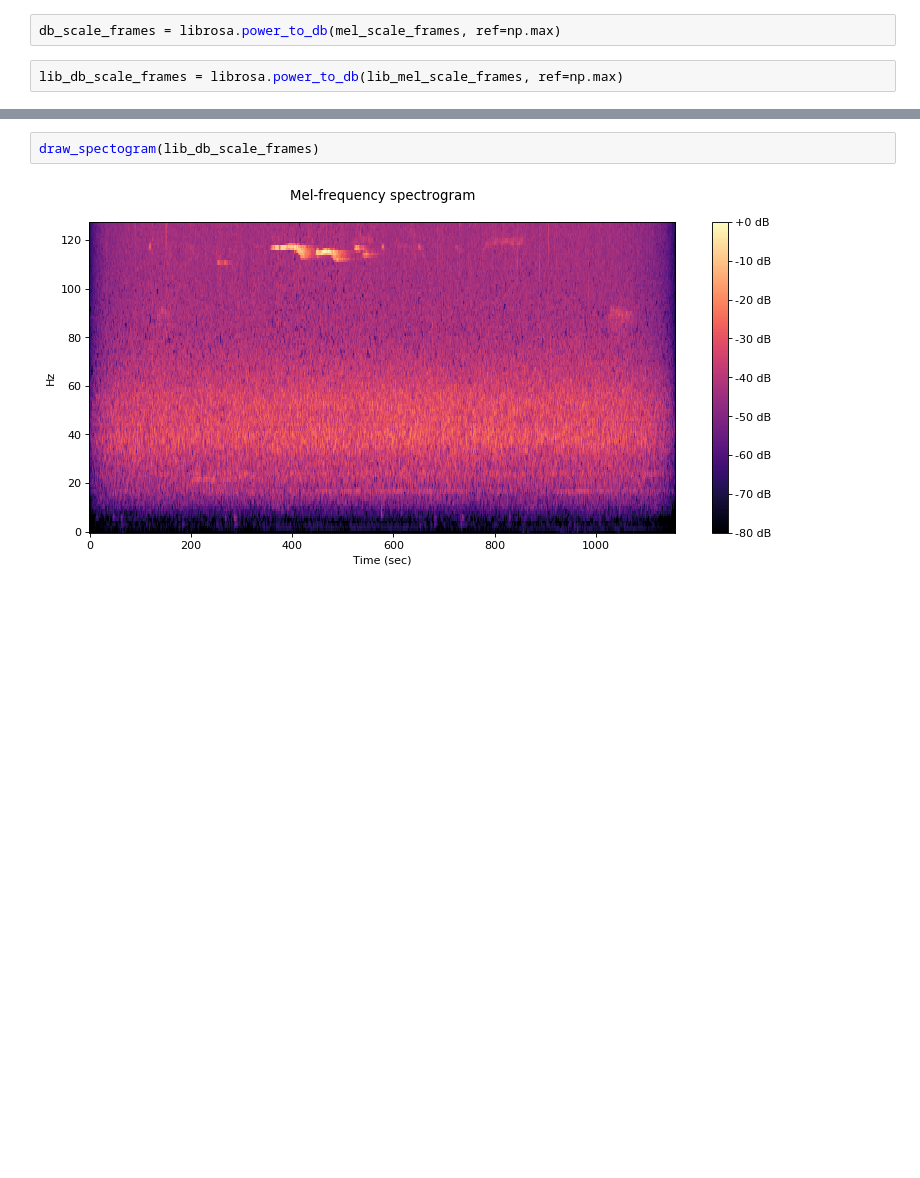
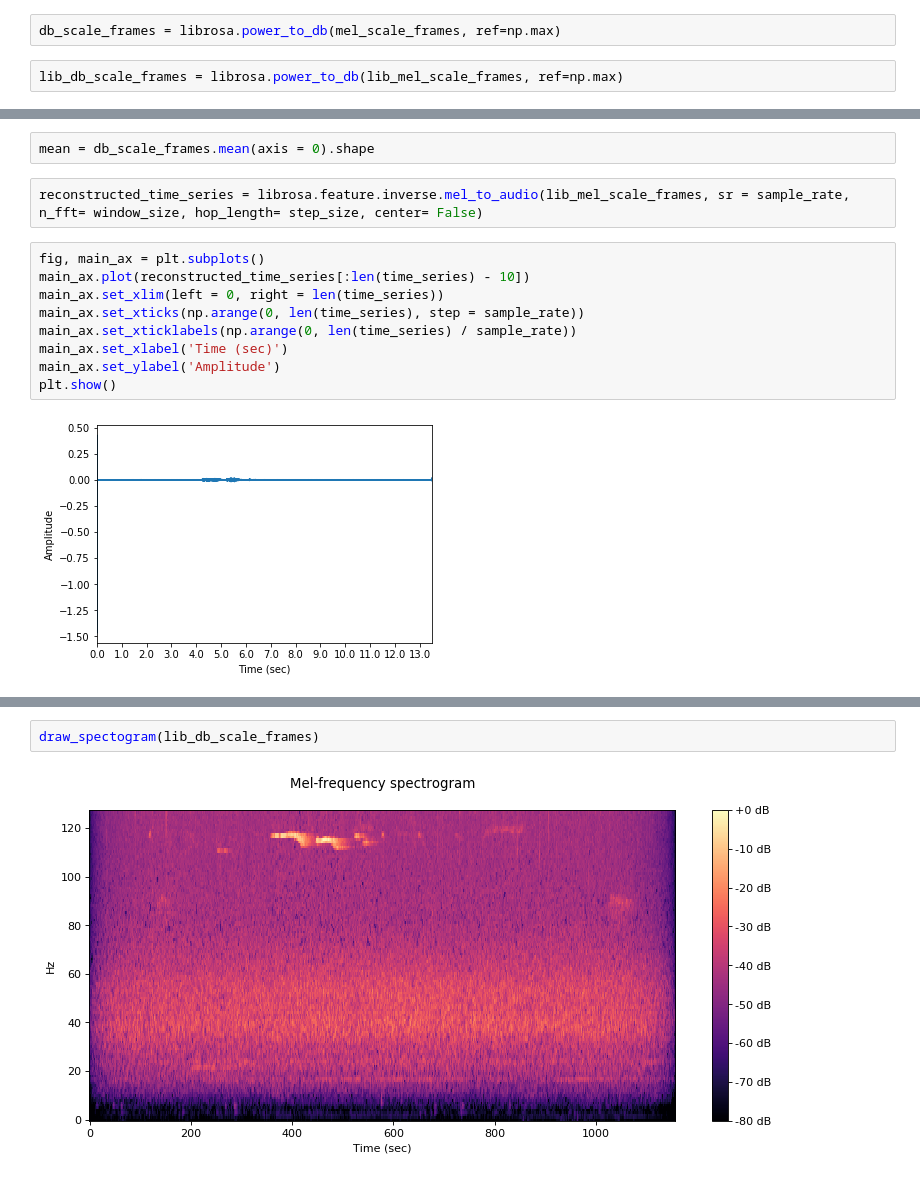
Before and after one commit to AlxSp/songbird, a Jupyter notebook: audio_test.ipynb, the cells around one changed output, grey strips where cells are left out. Drawn from its saved outputs; the diff is of its cells as text; blank space fills up the shorter version.

```diff
--- a/audio_test.ipynb
+++ b/audio_test.ipynb
@@ -190,0 +187,15 @@ draw_spectogram(db_scale_frames)
+# %%
+mean = db_scale_frames.mean(axis = 0).shape
+# %%
+reconstructed_time_series = librosa.feature.inverse.mel_to_audio(lib_mel_scale_frames, sr = sample_rate, n_fft= window_size, hop_length= step_size, center= False)
+# %%
+fig, main_ax = plt.subplots()
+main_ax.plot(reconstructed_time_series[:len(time_series) - 10])
+main_ax.set_xlim(left = 0, right = len(time_series))
+main_ax.set_xticks(np.arange(0, len(time_series), step = sample_rate))
+main_ax.set_xticklabels(np.arange(0, len(time_series) / sample_rate))
+main_ax.set_xlabel('Time (sec)')
+main_ax.set_ylabel('Amplitude')
+plt.show()
+# %% [output]
+[figure, added]
```
Also changed, not shown: parts of 17 cells of this notebook, 4 other files.
